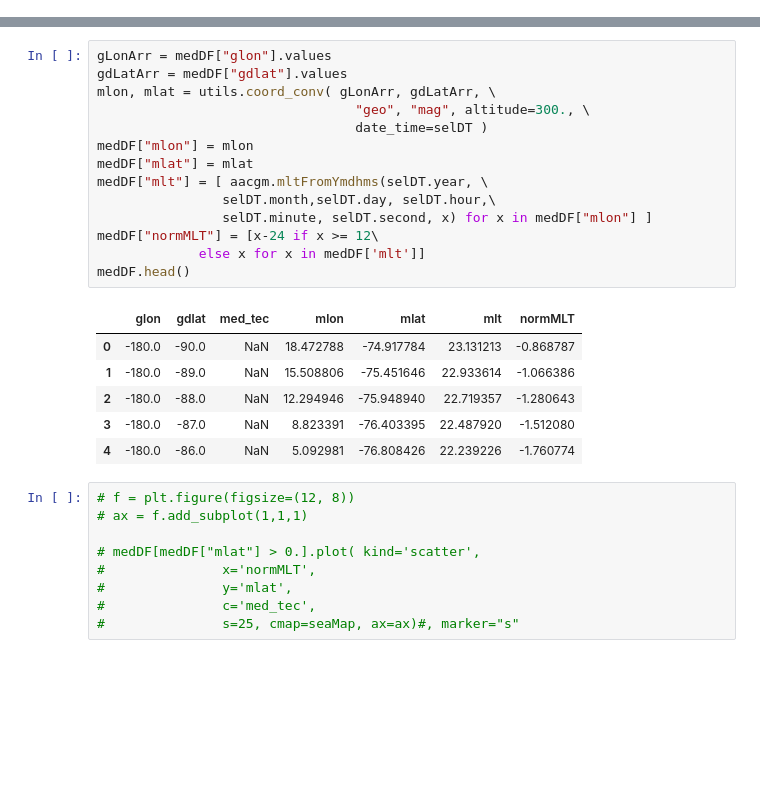
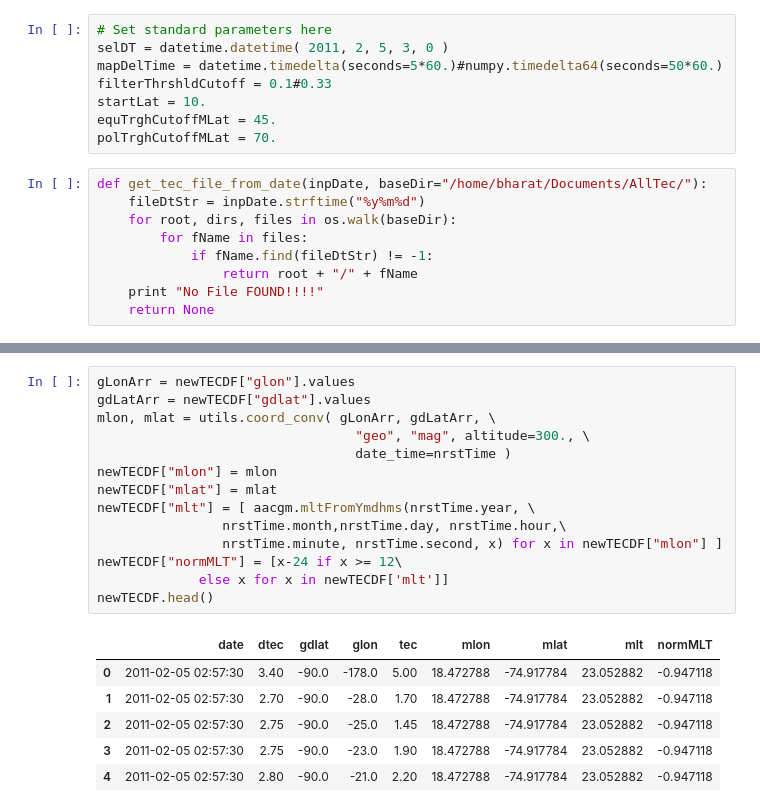
Before and after one commit to bharatreddy/tec-analysis, a Jupyter notebook: ipy/median_filter_test.ipynb, the cells around one changed output, grey strips where cells are left out. Saved outputs shown, nothing was run; the diff lists cells and outputs as text; blank space fills up the shorter version.

```diff
--- a/ipy/median_filter_test.ipynb
+++ b/ipy/median_filter_test.ipynb
@@ -70,0 +16,17 @@ medDF.head()
+# %%
+# Set standard parameters here
+selDT = datetime.datetime( 2011, 2, 5, 3, 0 )
+mapDelTime = datetime.timedelta(seconds=5*60.)#numpy.timedelta64(seconds=50*60.)
+filterThrshldCutoff = 0.1#0.33
+startLat = 10.
+equTrghCutoffMLat = 45.
+polTrghCutoffMLat = 70.
+# %%
+def get_tec_file_from_date(inpDate, baseDir="/home/bharat/Documents/AllTec/"):
+    fileDtStr = inpDate.strftime("%y%m%d")
+    for root, dirs, files in os.walk(baseDir):
+        for fName in files:
+            if fName.find(fileDtStr) != -1:
+                return root + "/" + fName
+    print "No File FOUND!!!!"
+    return None
@@ -71,30 +490,21 @@ medDF.head()
 # %%
-gLonArr = medDF["glon"].values
-gdLatArr = medDF["gdlat"].values
+gLonArr = newTECDF["glon"].values
+gdLatArr = newTECDF["gdlat"].values
 mlon, mlat = utils.coord_conv( gLonArr, gdLatArr, \
                                  "geo", "mag", altitude=300., \
-                                 date_time=selDT )
-medDF["mlon"] = mlon
-medDF["mlat"] = mlat
-medDF["mlt"] = [ aacgm.mltFromYmdhms(selDT.year, \
-                selDT.month,selDT.day, selDT.hour,\
-                selDT.minute, selDT.second, x) for x in medDF["mlon"] ]
-medDF["normMLT"] = [x-24 if x >= 12\
-             else x for x in medDF['mlt']]
-medDF.head()
+                                 date_time=nrstTime )
+newTECDF["mlon"] = mlon
+newTECDF["mlat"] = mlat
+newTECDF["mlt"] = [ aacgm.mltFromYmdhms(nrstTime.year, \
+                nrstTime.month,nrstTime.day, nrstTime.hour,\
+                nrstTime.minute, nrstTime.second, x) for x in newTECDF["mlon"] ]
+newTECDF["normMLT"] = [x-24 if x >= 12\
+             else x for x in newTECDF['mlt']]
+newTECDF.head()
 # %% [output]
-|  | glon | gdlat | med_tec | mlon | mlat | mlt | normMLT |
-| 0 | -180.0 | -90.0 | NaN | 18.472788 | -74.917784 | 23.131213 | -0.868787 |
-| 1 | -180.0 | -89.0 | NaN | 15.508806 | -75.451646 | 22.933614 | -1.066386 |
-| 2 | -180.0 | -88.0 | NaN | 12.294946 | -75.948940 | 22.719357 | -1.280643 |
-| 3 | -180.0 | -87.0 | NaN | 8.823391 | -76.403395 | 22.487920 | -1.512080 |
-| 4 | -180.0 | -86.0 | NaN | 5.092981 | -76.808426 | 22.239226 | -1.760774 |
+|  | date | dtec | gdlat | glon | tec | mlon | mlat | mlt | normMLT |
+| 0 | 2011-02-05 02:57:30 | 3.40 | -90.0 | -178.0 | 5.00 | 18.472788 | -74.917784 | 23.052882 | -0.947118 |
+| 1 | 2011-02-05 02:57:30 | 2.70 | -90.0 | -28.0 | 1.70 | 18.472788 | -74.917784 | 23.052882 | -0.947118 |
+| 2 | 2011-02-05 02:57:30 | 2.75 | -90.0 | -25.0 | 1.45 | 18.472788 | -74.917784 | 23.052882 | -0.947118 |
+| 3 | 2011-02-05 02:57:30 | 2.75 | -90.0 | -23.0 | 1.90 | 18.472788 | -74.917784 | 23.052882 | -0.947118 |
+| 4 | 2011-02-05 02:57:30 | 2.80 | -90.0 | -21.0 | 2.20 | 18.472788 | -74.917784 | 23.052882 | -0.947118 |
-# %%
-# f = plt.figure(figsize=(12, 8))
-# ax = f.add_subplot(1,1,1)
-
-# medDF[medDF["mlat"] > 0.].plot( kind='scatter',
-#               x='normMLT',
-#               y='mlat',
-#               c='med_tec',
-#               s=25, cmap=seaMap, ax=ax)#, marker="s"
```
Also changed, not shown: parts of 13 cells of this notebook, 4 other files.
